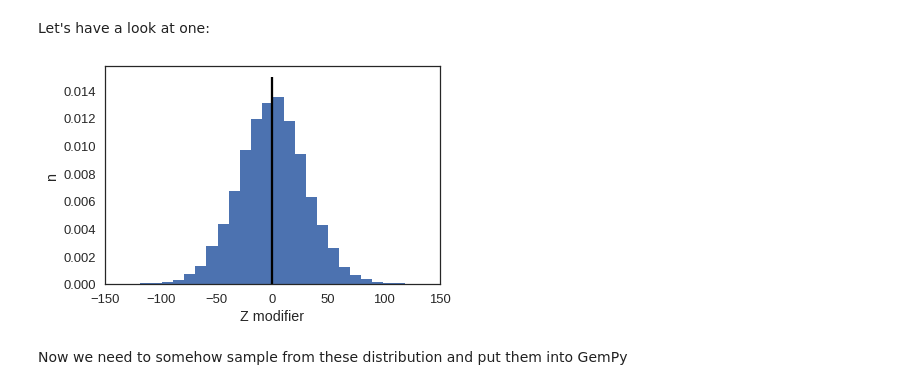
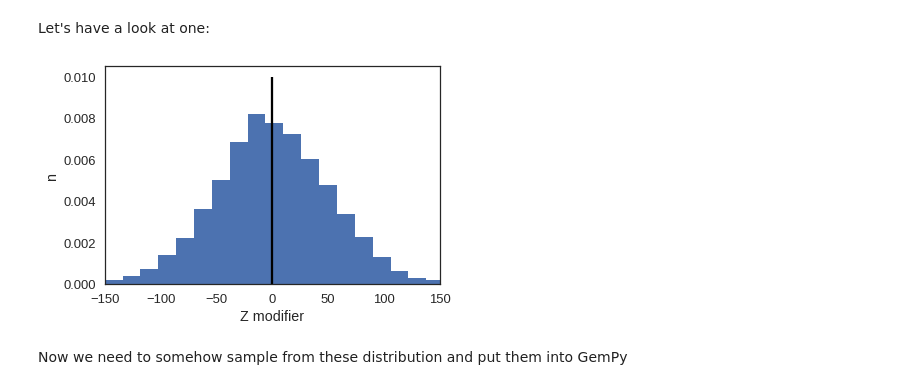
Before and after one commit to gempy-project/gempy, a Jupyter notebook: Tutorial/ch4_MCFS_and_BayInf.ipynb, the cells around one changed output. Saved outputs shown, nothing was run; the diff lists cells and outputs as text; code cells hidden in the pictures.

```diff
--- a/Tutorial/ch4_MCFS_and_BayInf.ipynb
+++ b/Tutorial/ch4_MCFS_and_BayInf.ipynb
@@ -125,7 +125,7 @@ print(group_ids)
 ['l2_a' 'l2_b' 'l3_a' 'l3_b' 'l4_a' 'l4_b' 'l5_a' 'l5_b']
 # %%
 interface_Z_modifier = []
-std = 30.
+std = 50.
 
 # loop over the unique group id's and create a pymc.Normal distribution for each
 for gID in group_ids:
@@ -148,14 +148,14 @@ Let's have a look at one:
 # %%
 # sample from a distribtion
 samples = [interface_Z_modifier[3].rand() for i in range(10000)]
 # plot histogram
 plt.hist(samples, bins=24, normed=True);
 plt.xlabel("Z modifier")
-plt.vlines(0, 0, 0.015)
+plt.vlines(0, 0, 0.01)
 plt.xlim(-150,150)
 plt.ylabel("n");
 # %% [output]
-[figure, old version]
+[figure, new version]
 # %% [markdown]
  Now we need to somehow sample from these distribution and put them into GemPy
 # %% [markdown]
```
Also changed, not shown: parts of 8 cells of this notebook.
